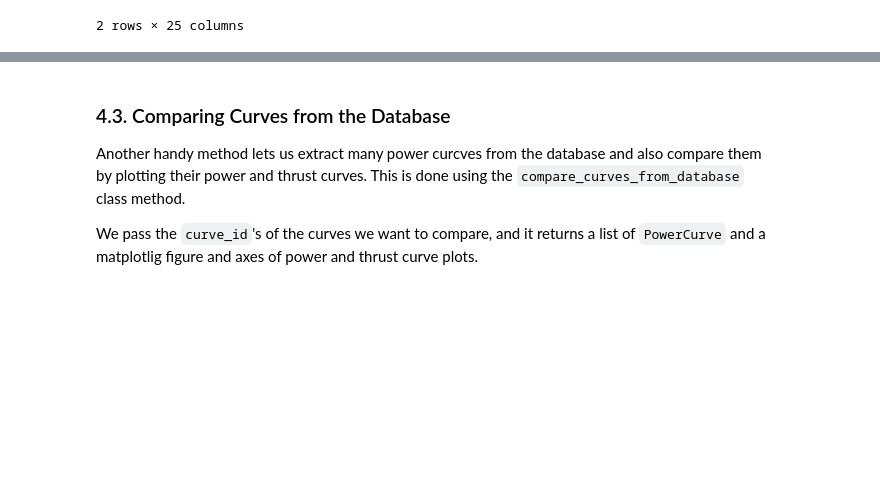
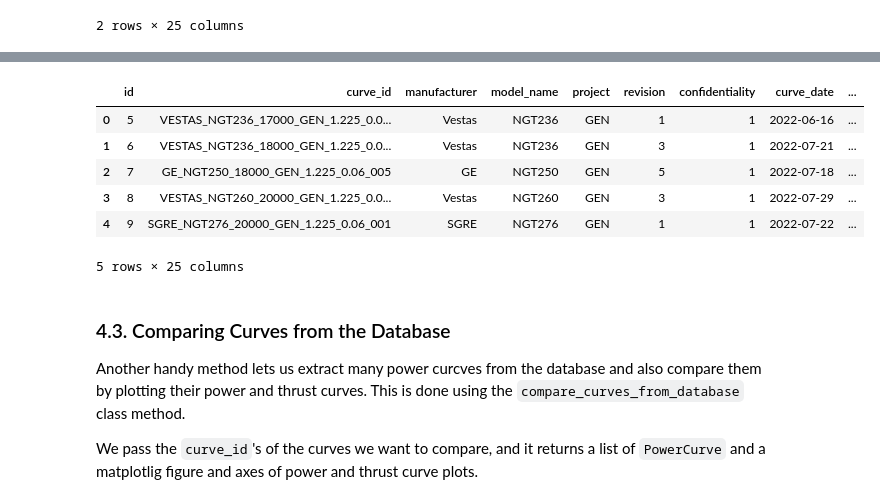
Before and after one commit to GTornero/layOWt, a Jupyter notebook: docs/source/notebooks/PowerCurve_tutorial.ipynb, the cells around one changed output, grey strips where cells are left out. Drawn from its saved outputs; the diff is of its cells as text; code cells hidden in the pictures; blank space fills up the shorter version.

Commit message:
updated get_internal_turbines in powercurve tutorial

```diff
--- a/docs/source/notebooks/PowerCurve_tutorial.ipynb
+++ b/docs/source/notebooks/PowerCurve_tutorial.ipynb
@@ -256,3 +257,14 @@ filtered_turbines
+# %%
+internal_turbines = PowerCurve.get_internal_turbines()
+internal_turbines
+# %% [output]
+|  | id | curve_id | manufacturer | model_name | project | revision | confidentiality | curve_date | ... |
+| 0 | 5 | VESTAS_NGT236_17000_GEN_1.225_0.0... | Vestas | NGT236 | GEN | 1 | 1 | 2022-06-16 | ... |
+| 1 | 6 | VESTAS_NGT236_18000_GEN_1.225_0.0... | Vestas | NGT236 | GEN | 3 | 1 | 2022-07-21 | ... |
+| 2 | 7 | GE_NGT250_18000_GEN_1.225_0.06_005 | GE | NGT250 | GEN | 5 | 1 | 2022-07-18 | ... |
+| 3 | 8 | VESTAS_NGT260_20000_GEN_1.225_0.0... | Vestas | NGT260 | GEN | 3 | 1 | 2022-07-29 | ... |
+| 4 | 9 | SGRE_NGT276_20000_GEN_1.225_0.06_001 | SGRE | NGT276 | GEN | 1 | 1 | 2022-07-22 | ... |
+5 rows × 25 columns
 # %% [markdown]
 ### 4.3. Comparing Curves from the Database
 
```
Also changed, not shown: parts of 4 cells of this notebook.
